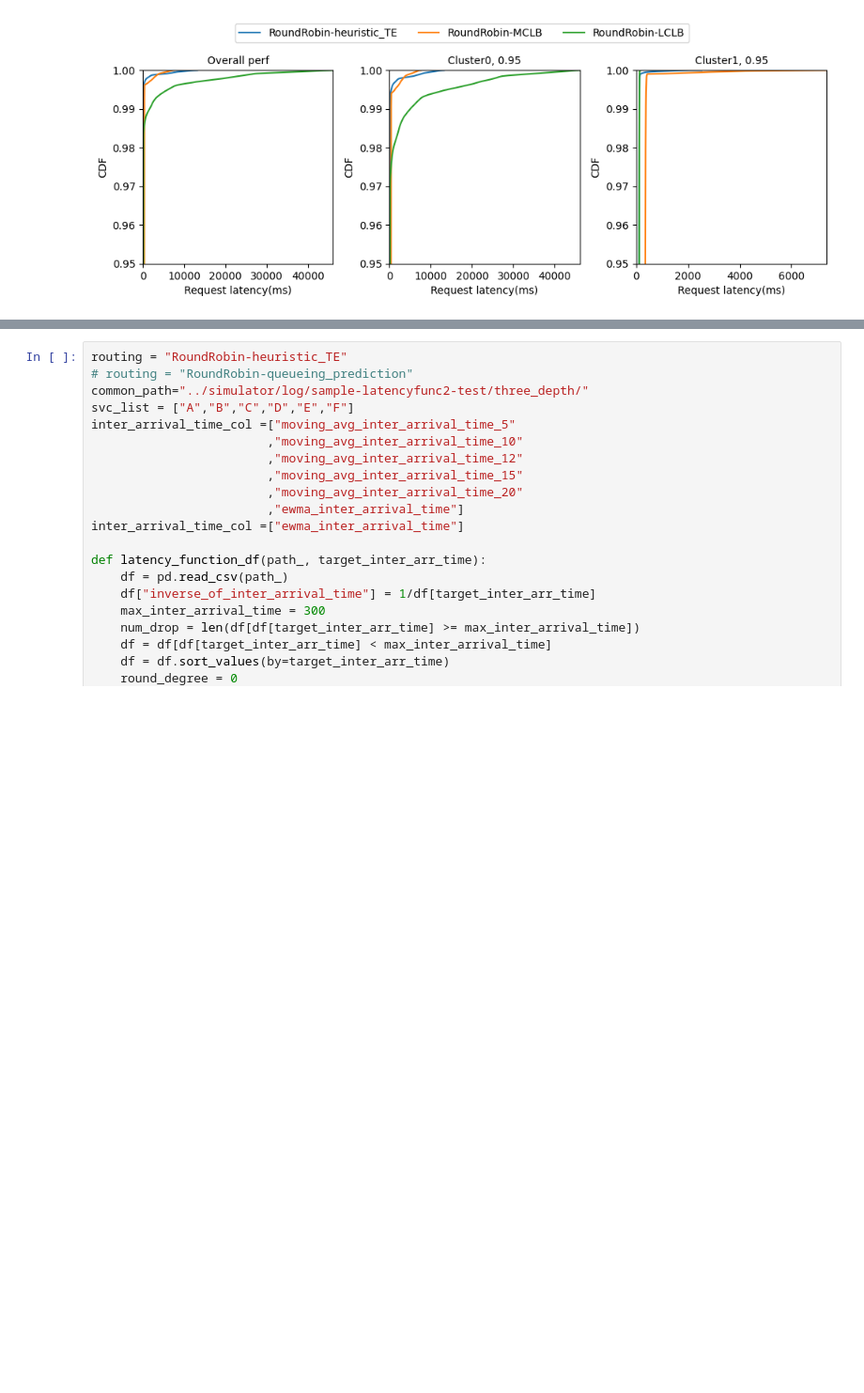
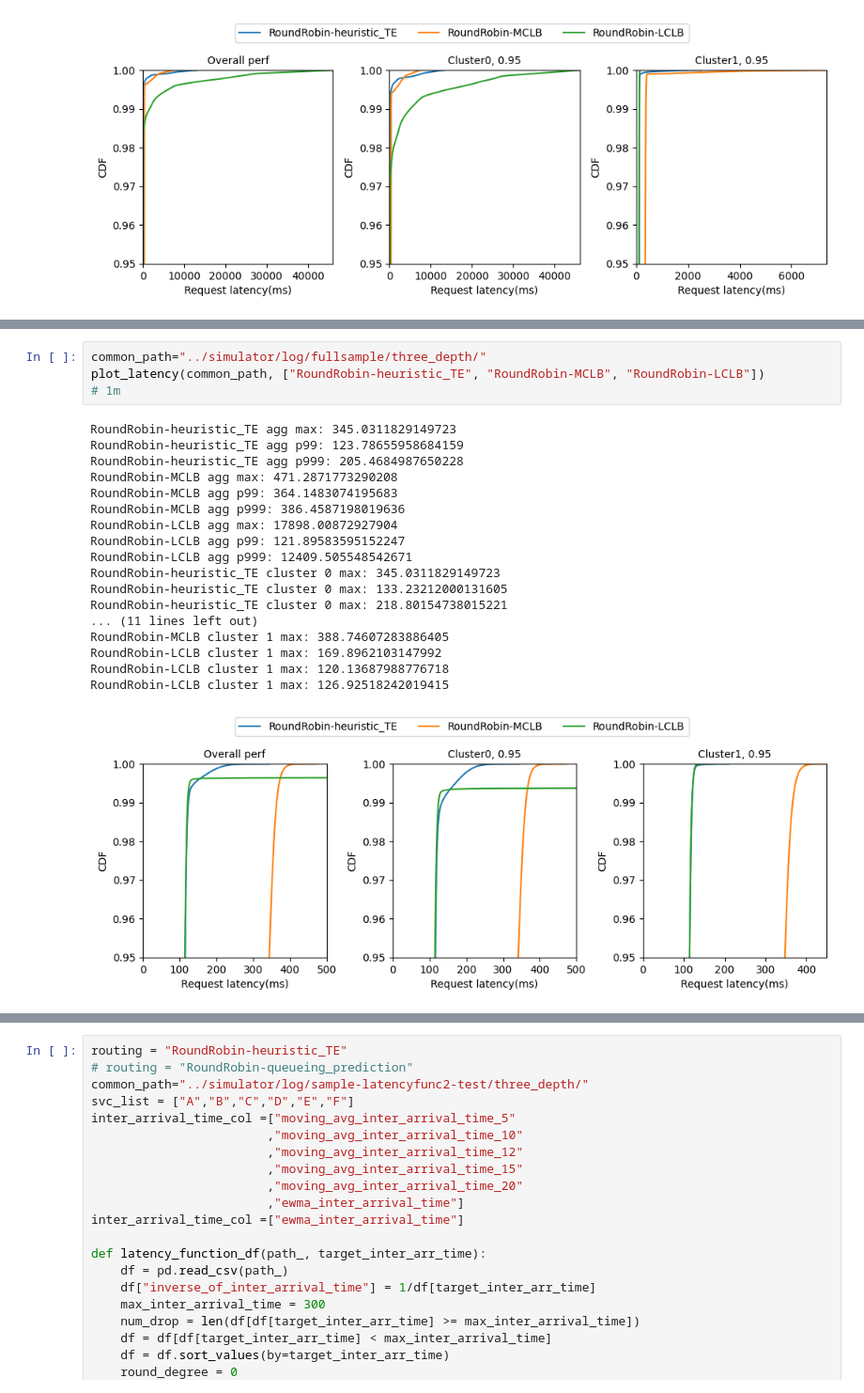
Before and after one commit to netarch/slate-sim, a Jupyter notebook: plot/plot_latency.ipynb, the cells around one changed output, grey strips where cells are left out. Shown at 94% size. Cells and saved outputs as stored; diff of their text form; blank space fills up the shorter version.

```diff
--- a/plot/plot_latency.ipynb
+++ b/plot/plot_latency.ipynb
@@ -393,0 +425,23 @@ RoundRobin-LCLB cluster 1 max: 127.0378560211158
+# %%
+common_path="../simulator/log/fullsample/three_depth/"
+plot_latency(common_path, ["RoundRobin-heuristic_TE", "RoundRobin-MCLB", "RoundRobin-LCLB"])
+# 1m
+# %% [output]
+RoundRobin-heuristic_TE agg max: 345.0311829149723
+RoundRobin-heuristic_TE agg p99: 123.78655958684159
+RoundRobin-heuristic_TE agg p999: 205.4684987650228
+RoundRobin-MCLB agg max: 471.2871773290208
+RoundRobin-MCLB agg p99: 364.1483074195683
+RoundRobin-MCLB agg p999: 386.4587198019636
+RoundRobin-LCLB agg max: 17898.00872927904
+RoundRobin-LCLB agg p99: 121.89583595152247
+RoundRobin-LCLB agg p999: 12409.505548542671
+RoundRobin-heuristic_TE cluster 0 max: 345.0311829149723
+RoundRobin-heuristic_TE cluster 0 max: 133.23212000131605
+RoundRobin-heuristic_TE cluster 0 max: 218.80154738015221
+... (11 lines left out)
+RoundRobin-MCLB cluster 1 max: 388.74607283886405
+RoundRobin-LCLB cluster 1 max: 169.8962103147992
+RoundRobin-LCLB cluster 1 max: 120.13687988776718
+RoundRobin-LCLB cluster 1 max: 126.92518242019415
+[figure, added]
```
Also changed, not shown: parts of 6 cells of this notebook, 1 other file.
